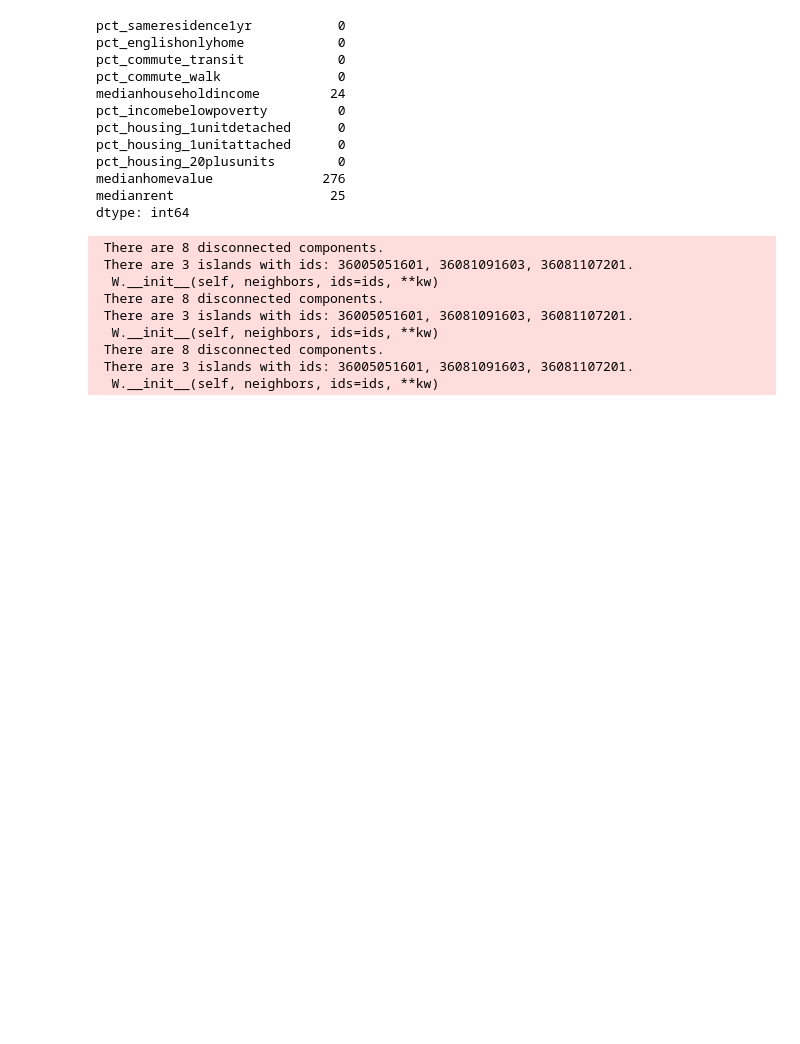
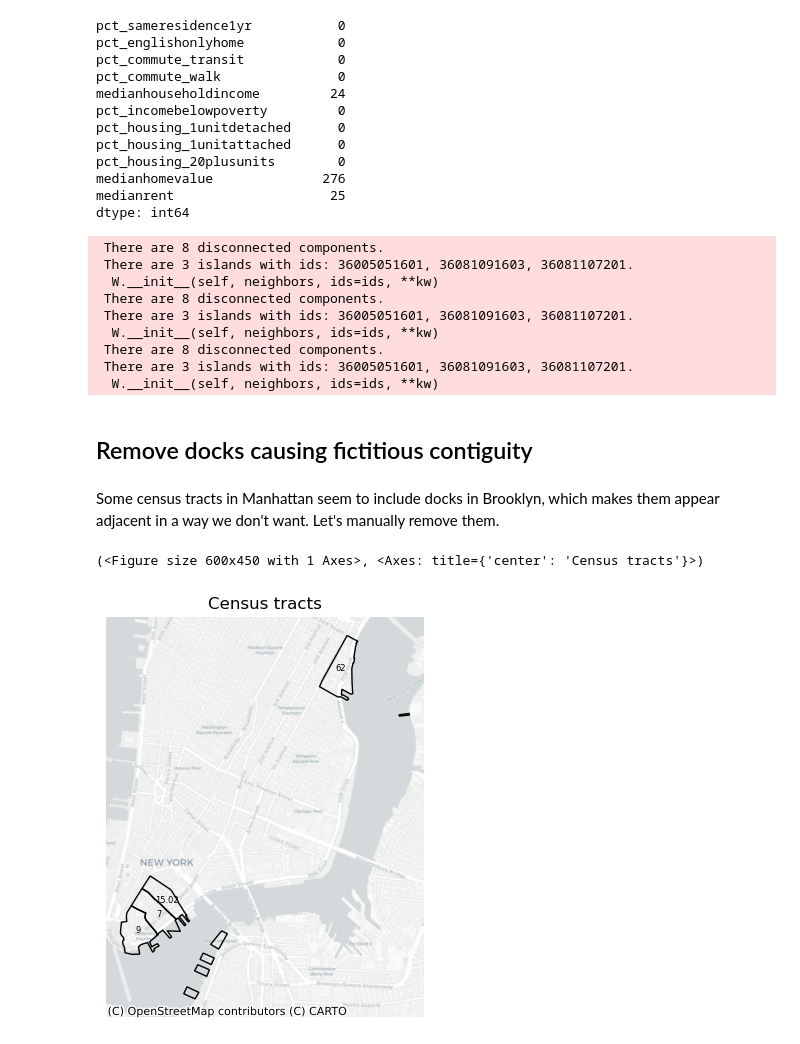
Before and after one commit to dylan-j-young/nyc-community-clustering, a Jupyter notebook: notebooks/00_preprocessing.ipynb, the cells around one changed output. Saved outputs shown, nothing was run; the diff lists cells and outputs as text; code cells hidden in the pictures; blank space fills up the shorter version.

Commit message:
Removed docks that affected contiguity

```diff
--- a/notebooks/00_preprocessing.ipynb
+++ b/notebooks/00_preprocessing.ipynb
@@ -164,3 +164,16 @@ for col in ["medianhouseholdincome", "medianhomevalue", "medianrent"]:
  There are 8 disconnected components.
  There are 3 islands with ids: 36005051601, 36081091603, 36081107201.
   W.__init__(self, neighbors, ids=ids, **kw)
+# %% [markdown]
+## Remove docks causing fictitious contiguity
+# %% [markdown]
+Some census tracts in Manhattan seem to include docks in Brooklyn, which makes them appear adjacent in a way we don't want. Let's manually remove them.
+# %%
+# -- Identify and plot these tracts --
+dock_tract_ids = ["36061" + s for s in ["000900","000700","001502","006200"]]
+dock_tracts = tracts_highpop.loc[dock_tract_ids]
+
+plotting.plot_tracts(dock_tracts)
+# %% [output]
+(<Figure size 600x450 with 1 Axes>, <Axes: title={'center': 'Census tracts'}>)
+[figure, added]
```
Also changed, not shown: parts of 3 cells of this notebook.
